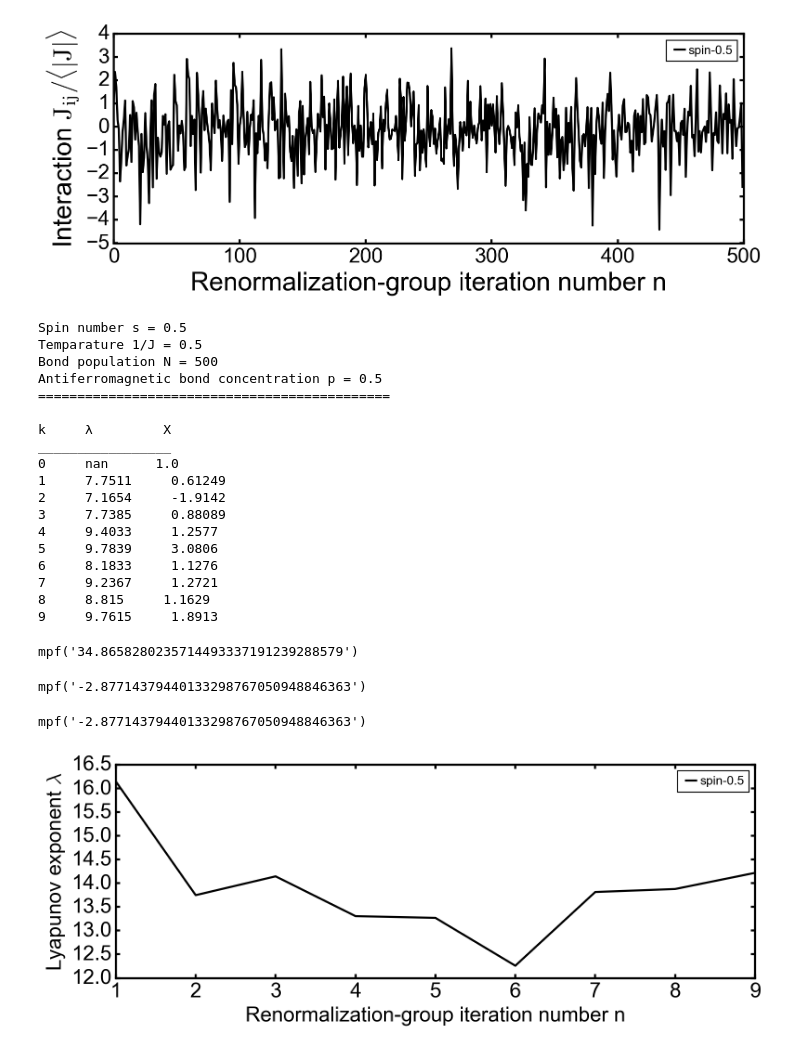
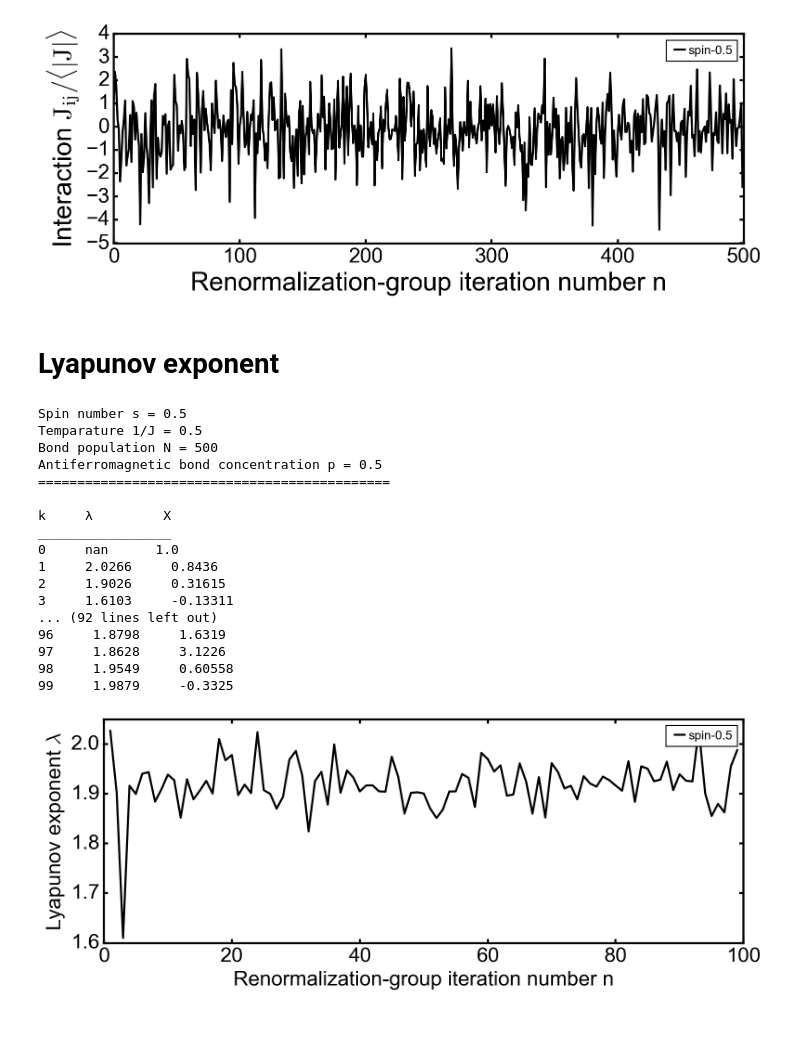
Before and after one commit to erbilcanartun/spin-glass-chaos, a Jupyter notebook: spin-glass_chaos.ipynb, the cells around one changed output. Saved outputs shown, nothing was run; the diff lists cells and outputs as text; code cells hidden in the pictures.

Commit message:
Fix issues with Lyapunov exponent calculations

```diff
--- a/spin-glass_chaos.ipynb
+++ b/spin-glass_chaos.ipynb
@@ -101,13 +96,15 @@ plt.show()
 #fig.savefig('chaotic_flow', bbox_inches="tight")
 # %% [output]
 [figure]
+# %% [markdown]
+# Lyapunov exponent
 # %%
 s = 0.5 # Spin number s
 T = 0.5 # Temperature 1/J
 
 p = 0.5 # Antiferromagnetic bond concentration
 N = 500 # Bond population
-n = 10 # RG iteration number
+n = 100 # RG iteration number
 
 # Ferro and antiferro transfer matrices
 ferro  = rg.transfer_matrix(s,  1/T)
@@ -120,8 +117,8 @@ for _ in range(int(p * N)):
     t_list.append(aferro)
 
 ij = 19
-j = rg.element_ratio(t_list[ij])
-X = rg.element_ratio(t_list[ij]) / rg.average_element_ratio_strength(t_list)
+j = rg.interaction(t_list[ij])
+X = rg.interaction(t_list[ij]) / rg.average_interaction_strength(t_list)
 
 print(f"""
 Spin number s = {s}
@@ -141,41 +138,40 @@ eps = 0.0001
 
 for k in range(1, n):
 
-    t_list_ = rg.renormalize(N, t_list)
+    t_list_ = rg.renormalize(N, t_list, seed=19)
 
     # Averages: <|J|> and <|J'|>
-    j_avr  = rg.average_element_ratio_strength(t_list)
-    j_avr_ = rg.average_element_ratio_strength(t_list_)
+    j_avr  = rg.average_interaction_strength(t_list)
+    j_avr_ = rg.average_interaction_strength(t_list_)
 
     # Define deviation for trajectory at step k
     delta = eps * j_avr
-    #dte = rg.transfer_matrix(s, delta)
+    tdelta = rg.transfer_matrix(s, delta)
 
     # Deviated t_list
     deviated_t_list = []
-    for i in range(len(t_list)):
-        te = rg.mp_multiply(t_list[i], dte)
-        deviated_t_list.append(te)
+    for i in range(N):
+        ti = rg.mp_multiply(t_list[i], tdelta)
+        deviated_t_list.append(ti)
 
     # Renormalize deviated transfer matrix list
-    deviated_t_list_ = rg.renormalize(N, deviated_t_list)
+    deviated_t_list_ = rg.renormalize(N, deviated_t_list, seed=19)
 
     # Derivation: dX(k+1)/dX(k), X(k):=J(ij)/<|J|>
-    j_ = rg.element_ratio(t_list_[ij])
-    dj_ = rg.element_ratio(deviated_t_list_[ij])
-    j_delta = np.absolute(np.absolute(j_ ) - np.absolute(dj_))
+    j_ = rg.interaction(t_list_[ij])
+    dj_ = rg.interaction(deviated_t_list_[ij])
+    j_delta = np.absolute(j_ - dj_)
     derivative = (j_delta / delta) * (j_avr / j_avr_)
 
     # Log of derivative
     if derivative == 0.0 or mp.isnan(derivative):
         ly = mp.nan
         lyapunov_list.append([k, ly])
-
     else:
         ly = mp.log(derivative)
         lyapunov_list.append([k, ly])
 
-    j_absavr_ = rg.average_element_ratio_strength(t_list_)
+    j_absavr_ = rg.average_interaction_strength(t_list_)
     X = j_ / j_absavr_
     flow.append([k, X])
 
@@ -193,50 +189,37 @@ Antiferromagnetic bond concentration p = 0.5
 k     λ         X
 _________________
 0     nan      1.0
-1     7.7511     0.61249
-2     7.1654     -1.9142
-3     7.7385     0.88089
-4     9.4033     1.2577
-5     9.7839     3.0806
-6     8.1833     1.1276
-7     9.2367     1.2721
-8     8.815     1.1629
-9     9.7615     1.8913
+1     2.0266     0.8436
+2     1.9026     0.31615
+3     1.6103     -0.13311
+... (92 lines left out)
+96     1.8798     1.6319
+97     1.8628     3.1226
+98     1.9549     0.60558
+99     1.9879     -0.3325
-# %%
-j_
-# %% [output]
-mpf('34.8658280235714493337191239288579')
-# %%
-dj_
-# %% [output]
-mpf('-2.87714379440133298767050948846363')
-# %%
-rg.element_ratio(deviated_t_list_[ij])
-# %% [output]
-mpf('-2.87714379440133298767050948846363')
 # %%
 lyapunov_list = np.array(lyapunov_list)
 
 lw = 2
 fs = 20
 fig = plt.figure(figsize=(10, 4), layout='tight')
 fig.set_facecolor('none')
 plt.style.use('classic')
 plt.rc('lines', linewidth=lw)
 plt.rc('axes', linewidth=lw)
 plt.rcParams['font.family'] = 'Arial'
 plt.rcParams.update({'mathtext.default':'regular'})
 
 ax = plt.subplot(111)
-ax.plot(lyapunov_list[:,0], lyapunov_list[:,1], linestyle='-', marker='', markersize=10, label="spin-" + str(s), color='black')
+ax.plot(lyapunov_list[1:,0], lyapunov_list[1:,1], linestyle='-', marker='', markersize=10, label="spin-" + str(s), color='black')
 ax.legend(loc='upper right', ncol=1, prop={'size':fs - 8}, labelspacing=0.5, handlelength=1.4, handletextpad=0)
 ax.tick_params(axis="both", direction="in", left=True, width=lw, length=4, labelsize=fs)
 ax.set_xlabel(r"Renormalization-group iteration number n", fontsize=fs)
 ax.set_ylabel(r"Lyapunov exponent $\mathrm{\lambda}$", fontsize=fs)
 plt.show()
 #fig.savefig('chaotic_flow', bbox_inches="tight")
 # %% [output]
-[figure, old version]
+[figure, new version]
 # %%
 flow = np.array(flow)
 
```
Also changed, not shown: parts of 3 cells of this notebook, 1 other file.
